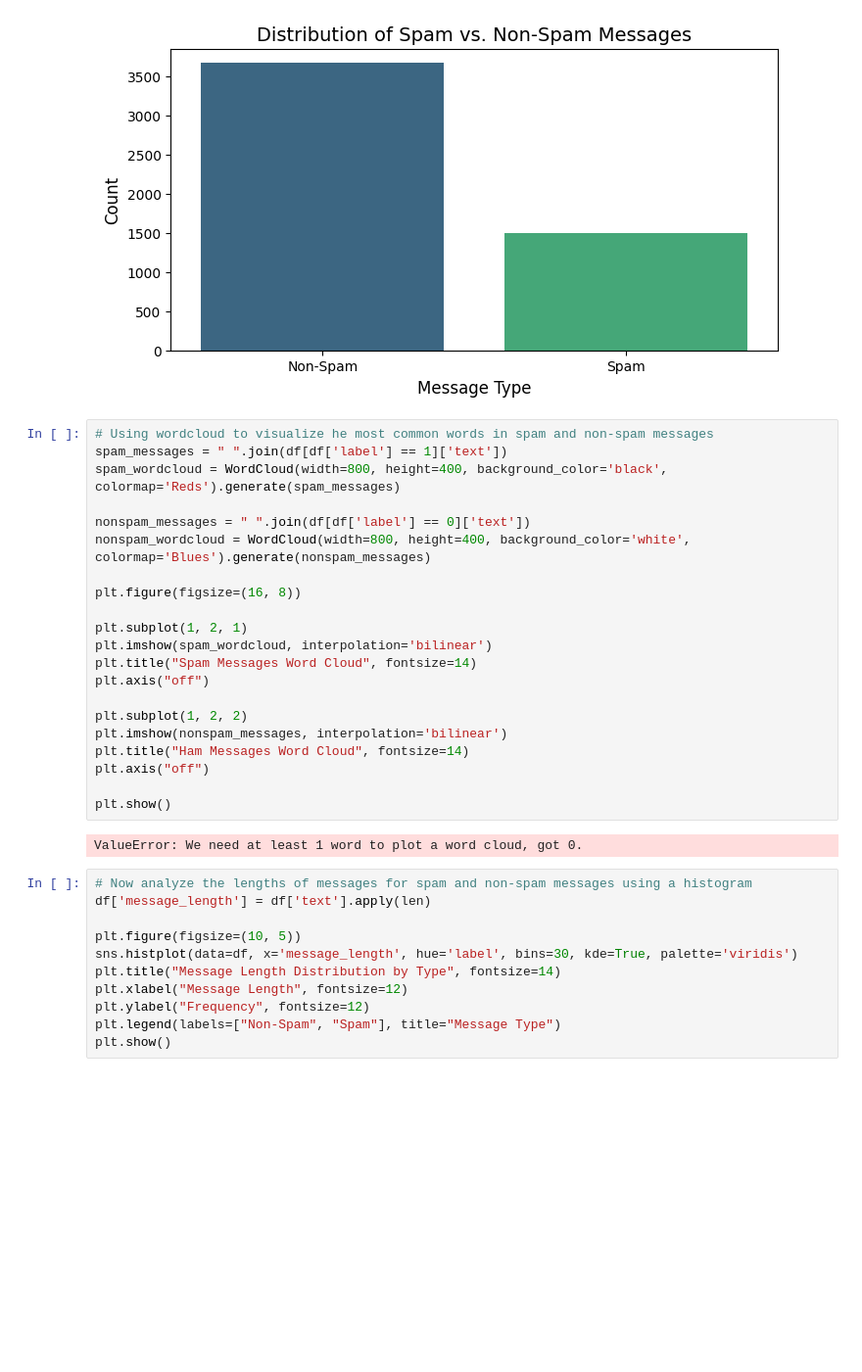
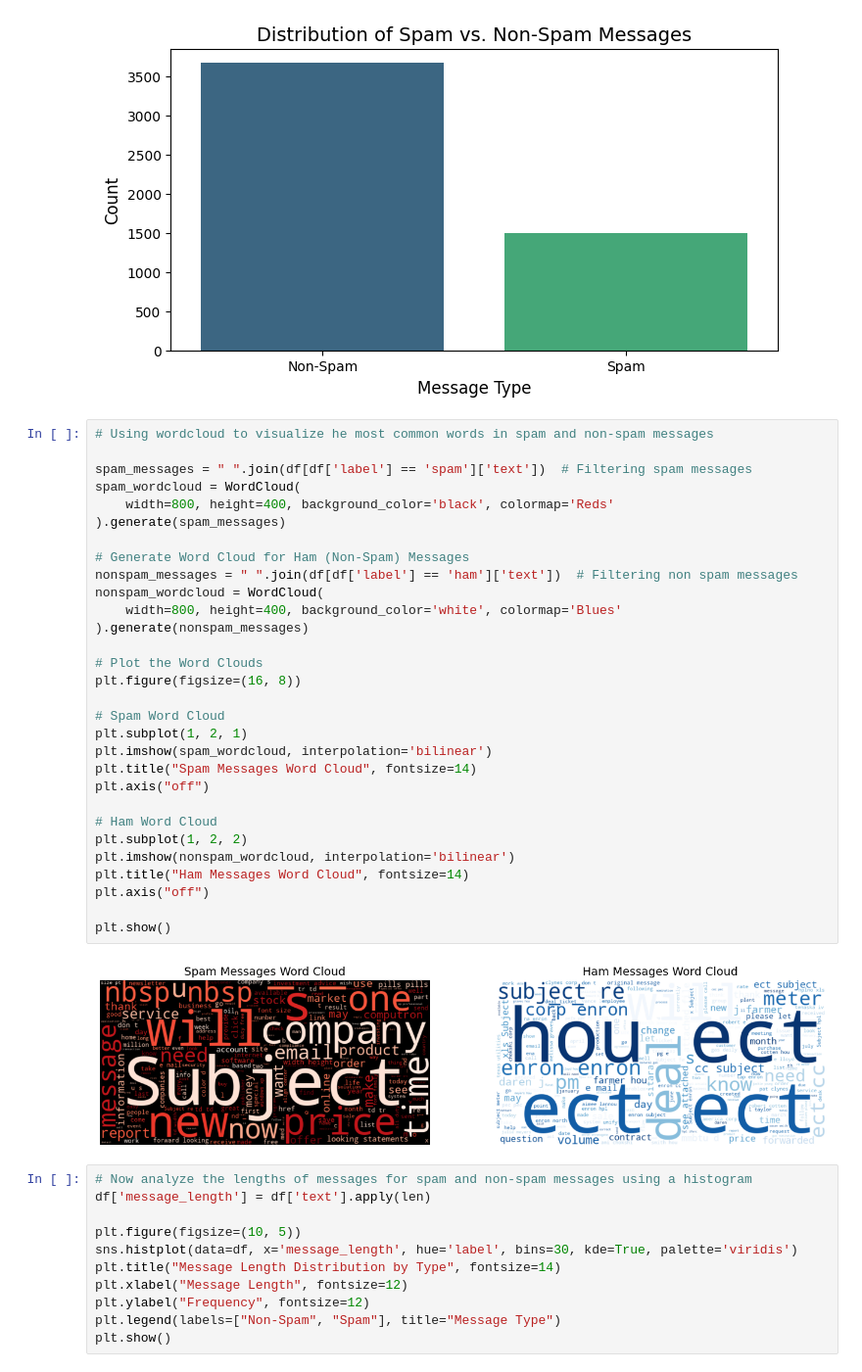
Before and after one commit to azuhayer/Spam-Message-Classifier, a Jupyter notebook: Spam_Classifier.ipynb, the cells around one changed output. Shown at 98% size. Drawn from its saved outputs; the diff is of its cells as text; blank space fills up the shorter version.

```diff
--- a/Spam_Classifier.ipynb
+++ b/Spam_Classifier.ipynb
@@ -117,27 +111,36 @@ Passing `palette` without assigning `hue` is deprecated and will be removed in v
 [figure]
 # %%
 # Using wordcloud to visualize he most common words in spam and non-spam messages
-spam_messages = " ".join(df[df['label'] == 1]['text'])
-spam_wordcloud = WordCloud(width=800, height=400, background_color='black', colormap='Reds').generate(spam_messages)
 
-nonspam_messages = " ".join(df[df['label'] == 0]['text'])
-nonspam_wordcloud = WordCloud(width=800, height=400, background_color='white', colormap='Blues').generate(nonspam_messages)
+spam_messages = " ".join(df[df['label'] == 'spam']['text'])  # Filtering spam messages
+spam_wordcloud = WordCloud(
+    width=800, height=400, background_color='black', colormap='Reds'
+).generate(spam_messages)
 
+# Generate Word Cloud for Ham (Non-Spam) Messages
+nonspam_messages = " ".join(df[df['label'] == 'ham']['text'])  # Filtering non spam messages
+nonspam_wordcloud = WordCloud(
+    width=800, height=400, background_color='white', colormap='Blues'
+).generate(nonspam_messages)
+
+# Plot the Word Clouds
 plt.figure(figsize=(16, 8))
 
+# Spam Word Cloud
 plt.subplot(1, 2, 1)
 plt.imshow(spam_wordcloud, interpolation='bilinear')
 plt.title("Spam Messages Word Cloud", fontsize=14)
 plt.axis("off")
 
+# Ham Word Cloud
 plt.subplot(1, 2, 2)
-plt.imshow(nonspam_messages, interpolation='bilinear')
+plt.imshow(nonspam_wordcloud, interpolation='bilinear')
 plt.title("Ham Messages Word Cloud", fontsize=14)
 plt.axis("off")
 
 plt.show()
 # %% [output]
-ValueError: We need at least 1 word to plot a word cloud, got 0.
+[figure, added]
 # %%
 # Now analyze the lengths of messages for spam and non-spam messages using a histogram
 df['message_length'] = df['text'].apply(len)
```
Also changed, not shown: parts of 5 cells of this notebook.
